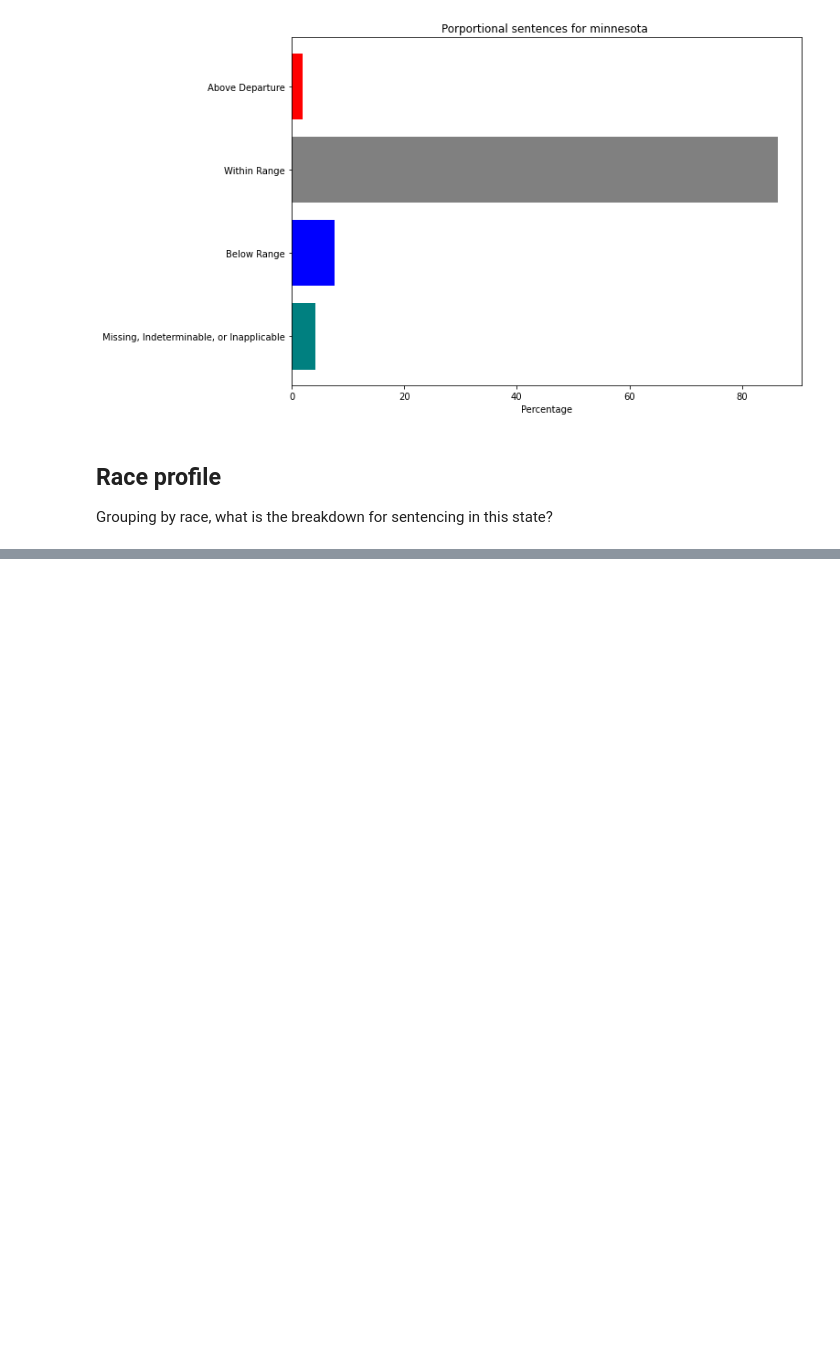
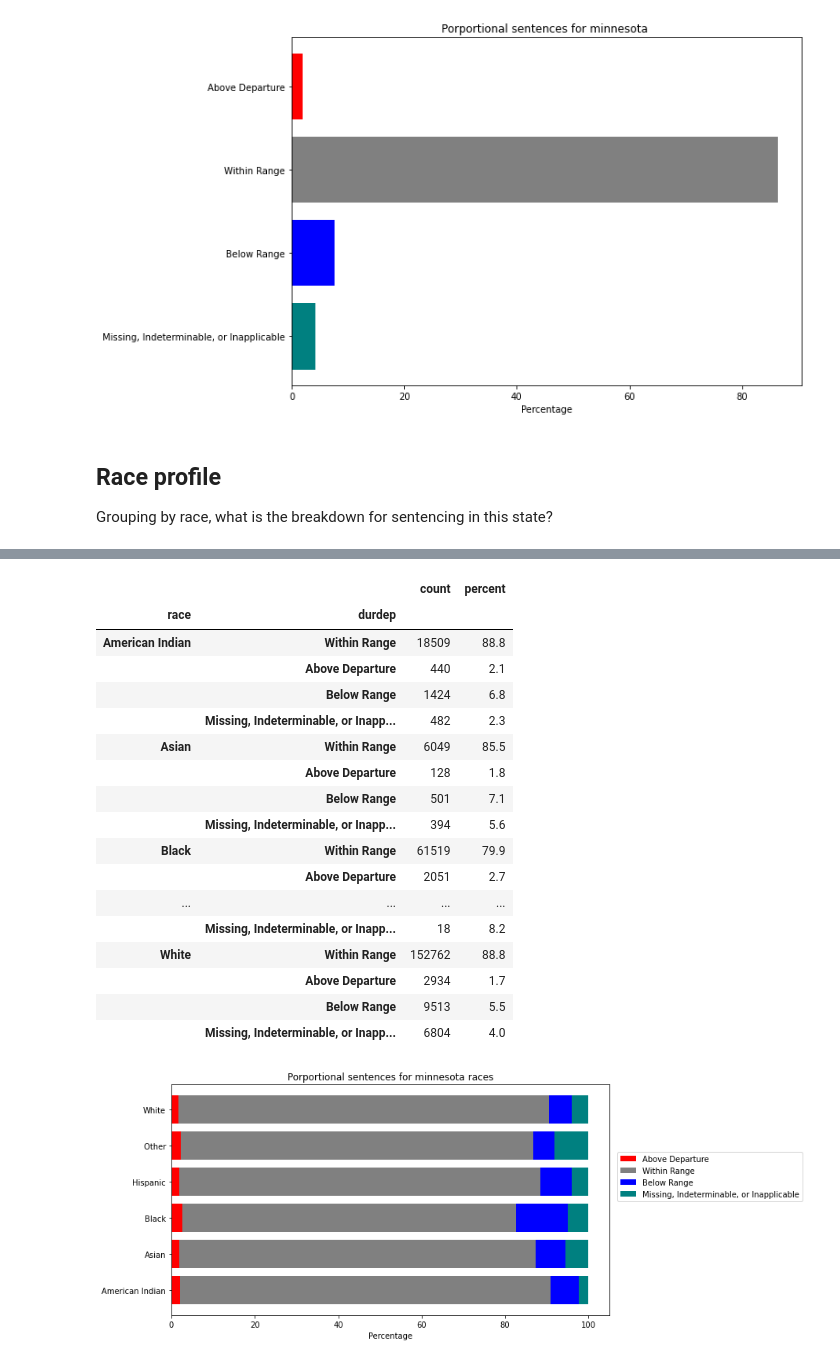
Before and after one commit to nitkiew2/QSIDE-JUSTFAIR-TOOLBOX, a Jupyter notebook: Analysis_Toolbox.ipynb, the cells around one changed output, grey strips where cells are left out. Drawn from its saved outputs; the diff is of its cells as text; code cells hidden in the pictures; blank space fills up the shorter version.

Commit message:
Update Analysis_Toolbox.ipynb
Added fully generalizable function to get bar graphs.

```diff
--- a/Analysis_Toolbox.ipynb
+++ b/Analysis_Toolbox.ipynb
@@ -70,8 +80,8 @@ paths['departure'] = ['durdep', {0:'Within Range',
                                  2:'Below Range',
                                  3:'Missing, Indeterminable, or Inapplicable'}]
 paths['judge'] = ['judge', None]
-paths['sex'] = ['sex', {1: 'male', 2: 'female'}]
-paths['age'] = ['Agecat', {1: 'under 18', 2: '18-21', 3: '22-25', 4: '26-30',5: '31-40',6: '41-50',7: '51+'}]
+paths['sex'] = ['sex', {1: 'Male', 2: 'Female'}]
+paths['age'] = ['Agecat', {1: 'Under 18', 2: '18-21', 3: '22-25', 4: '26-30',5: '31-40',6: '41-50',7: '51+'}]
 
 #now that we have the information, we create the minnesota state object and add it to the states dictionary
 states['minnesota'] = State('minnesota', pd.read_csv('allmnclean.csv', low_memory = False), paths)
@@ -108,7 +118,7 @@ def plot_departures_stacked(x_values_list, y_values_list, subgroup, legend, s =
         subgroup_str = subgroup_str[:-1]
         subgroup_str+='s'
 
-    fig, ax = plt.subplots(figsize = (10,1 * len(x_values_list)))
+    fig, ax = plt.subplots(figsize = (10, 0.9 * len(x_values_list)))
 
     bar_colors = ['red', 'grey', 'blue', 'teal']
 
@@ -245,0 +281,59 @@ race_profile(states['minnesota'], stacked = True)
+# %%
+def generalizable_multi_level_summary(stateobj, inp_list_of_groups, years = None, stacked = True):
+    # we should have a subplots vs stacked parameter here maybe?  either do lots of individual graphs or stacked
+    subset_dat = filter_years(stateobj, years)  #first, filter for the years we are looking for
+    groups_to_filter_by = []  # this list keeps track of the column names in our stateobj.data we are grouping by
+    # get the column names in our stateobj.data we are grouping by
+    for group in inp_list_of_groups:
+        groups_to_filter_by.append(stateobj.paths[group][0])
+    groups_to_filter_by.append(stateobj.paths['departure'][0])  # add departure as a group by on the end, as that is our
+                                                                # the variable we are looking at
+
+    #grouping by
+    #divide by count(all_items_but_daparture) for departure percentages for each subgroup
+    counts = subset_dat.groupby(groups_to_filter_by).count()
+    perc = round(100 * counts / subset_dat.groupby(groups_to_filter_by[:-1]).count(), 1)
+
+    # renames the values that have levels
+    l=0
+    for group in inp_list_of_groups:
+        if stateobj.paths[group][1] is not None:
+            perc = perc.rename(stateobj.paths[group][1], level = l)
+            counts = counts.rename(stateobj.paths[group][1], level = l)
+        l += 1
+    # rename the departure columns.  Done here beacuse departure isn't in inp_list_of_groups.  We can rewor this if we decide to add departure to inp_list_of_groups
+    perc = perc.rename(stateobj.paths['departure'][1], level = l)
+    counts = counts.rename(stateobj.paths['departure'][1], level = l)
+    #take the first column of each, as for counts all columns are the same
+    perc = perc.iloc[:,0]  # all columns are the same, so we pull the first one
+    counts = counts.iloc[:,0]  # all columns are the same, so we pull the first one
+
+    #create an output dataframe to return
+    comb_df = pd.concat([counts,perc],axis=1)  # combine our two columns into a dataframe
+    comb_df.columns = ['count', 'percent']  # rename columns
+
+    plot_df(perc, stacked, stateobj.name, inp_list_of_groups)  # call our plotting function
+
+    return comb_df
+# %%
+generalizable_multi_level_summary(states['minnesota'], ['race'], years = None, stacked = True)
+# %% [output]
+|  |  | count | percent |
+| race | durdep |  |  |
+| American Indian | Within Range | 18509 | 88.8 |
+|  | Above Departure | 440 | 2.1 |
+|  | Below Range | 1424 | 6.8 |
+|  | Missing, Indeterminable, or Inapp... | 482 | 2.3 |
+| Asian | Within Range | 6049 | 85.5 |
+|  | Above Departure | 128 | 1.8 |
+|  | Below Range | 501 | 7.1 |
+|  | Missing, Indeterminable, or Inapp... | 394 | 5.6 |
+| Black | Within Range | 61519 | 79.9 |
+|  | Above Departure | 2051 | 2.7 |
+| ... | ... | ... | ... |
+|  | Missing, Indeterminable, or Inapp... | 18 | 8.2 |
+| White | Within Range | 152762 | 88.8 |
+|  | Above Departure | 2934 | 1.7 |
+|  | Below Range | 9513 | 5.5 |
+|  | Missing, Indeterminable, or Inapp... | 6804 | 4.0 |
+[figure, added]
```
Also changed, not shown: parts of 6 cells of this notebook.
